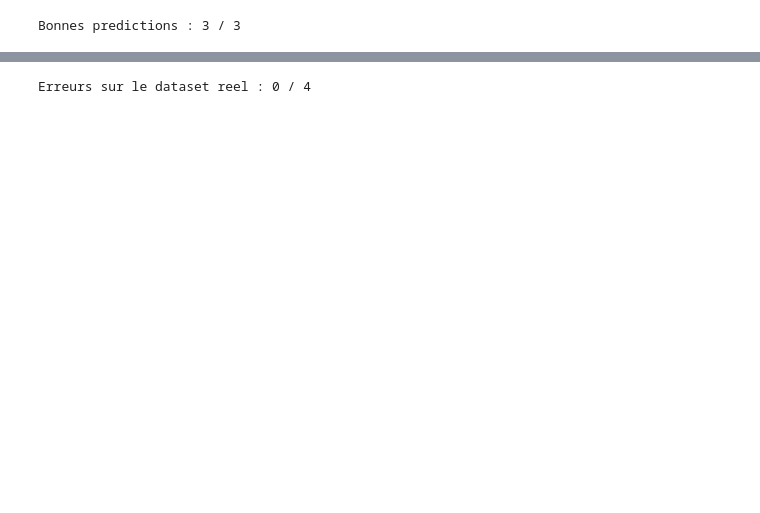
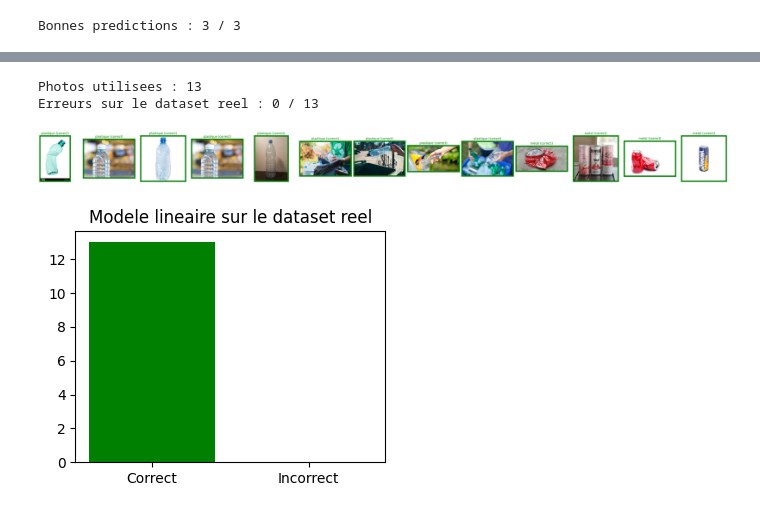
Before and after one commit to Helsy-3/Projet-annuel-3JIABD, a Jupyter notebook: projet.ipynb, the cells around one changed output, grey strips where cells are left out. Saved outputs shown, nothing was run; the diff lists cells and outputs as text; code cells hidden in the pictures; blank space fills up the shorter version.

```diff
--- a/projet.ipynb
+++ b/projet.ipynb
@@ -291,28 +222,63 @@ def image_vers_vecteur(chemin, taille=(2, 2)):
     img = img.resize(taille)
     array = np.array(img) / 255.0
     return array.flatten()
+
+def lister_images(dossier):
+    extensions = (".jpg", ".jpeg", ".png", ".webp")
+    return [
+        os.path.join(dossier, fichier)
+        for fichier in sorted(os.listdir(dossier))
+        if fichier.lower().endswith(extensions)
+    ]
 # %%
-lib_etape1.run_perceptron_dataset.restype = ctypes.c_int
-lib_etape1.run_perceptron_dataset.argtypes = [
+lib_etape1.predire_perceptron_dataset.restype = ctypes.c_int
+lib_etape1.predire_perceptron_dataset.argtypes = [
     ctypes.POINTER(ctypes.c_double),
     ctypes.POINTER(ctypes.c_int),
     ctypes.c_int,
+    ctypes.POINTER(ctypes.c_int),
 ]
 
-vecteurs = np.array([
-    image_vers_vecteur("dataset-img/plastic/01.jpg"),
-    image_vers_vecteur("dataset-img/plastic/02.jpeg"),
-    image_vers_vecteur("dataset-img/metal/02.jpeg"),
-    image_vers_vecteur("dataset-img/metal/03.jpeg"),
-], dtype=np.float64)
+# Recupere automatiquement toutes les photos presentes dans les dossiers (pas de liste figee)
+chemins_plastic = lister_images("dataset-img/plastic")
+chemins_metal = lister_images("dataset-img/metal")
+chemins = chemins_plastic + chemins_metal
+noms_classes = {-1: "plastique", 1: "metal"}
 
-labels = np.array([-1, -1, 1, 1], dtype=np.int32)
+vecteurs = np.array([image_vers_vecteur(c) for c in chemins], dtype=np.float64)
+labels = np.array([-1] * len(chemins_plastic) + [1] * len(chemins_metal), dtype=np.int32)
+predictions = np.zeros(len(labels), dtype=np.int32)
 
 vecteurs_c = vecteurs.ctypes.data_as(ctypes.POINTER(ctypes.c_double))
 labels_c = labels.ctypes.data_as(ctypes.POINTER(ctypes.c_int))
+predictions_c = predictions.ctypes.data_as(ctypes.POINTER(ctypes.c_int))
 
-erreurs = lib_etape1.run_perceptron_dataset(vecteurs_c, labels_c, len(labels))
+erreurs = lib_etape1.predire_perceptron_dataset(vecteurs_c, labels_c, len(labels), predictions_c)
+print("Photos utilisees :", len(chemins))
 print("Erreurs sur le dataset reel :", erreurs, "/", len(labels))
+
+fig, axes = plt.subplots(1, len(chemins), figsize=(3 * len(chemins), 3))
+for ax, chemin, vrai, pred in zip(axes, chemins, labels, predictions):
+    img = Image.open(chemin)
+    ax.imshow(img)
+    correct = (vrai == pred)
+    couleur = "green" if correct else "red"
+    for spine in ax.spines.values():
+        spine.set_edgecolor(couleur)
+        spine.set_linewidth(5)
+    ax.set_xticks([])
+    ax.set_yticks([])
+    ax.set_title(f"{noms_classes[pred]} ({'correct' if correct else 'faux'})", color=couleur)
+plt.tight_layout()
+plt.show()
+
+plt.figure(figsize=(4, 3))
+plt.bar(["Correct", "Incorrect"], [len(labels) - erreurs, erreurs], color=["green", "red"])
+plt.title("Modele lineaire sur le dataset reel")
+plt.show()
 # %% [output]
-Erreurs sur le dataset reel : 0 / 4
+Photos utilisees : 13
+Erreurs sur le dataset reel : 0 / 13
+[figure, added]
+[figure, added]
 # %%
```
Also changed, not shown: parts of 13 cells of this notebook, 3 other files.
